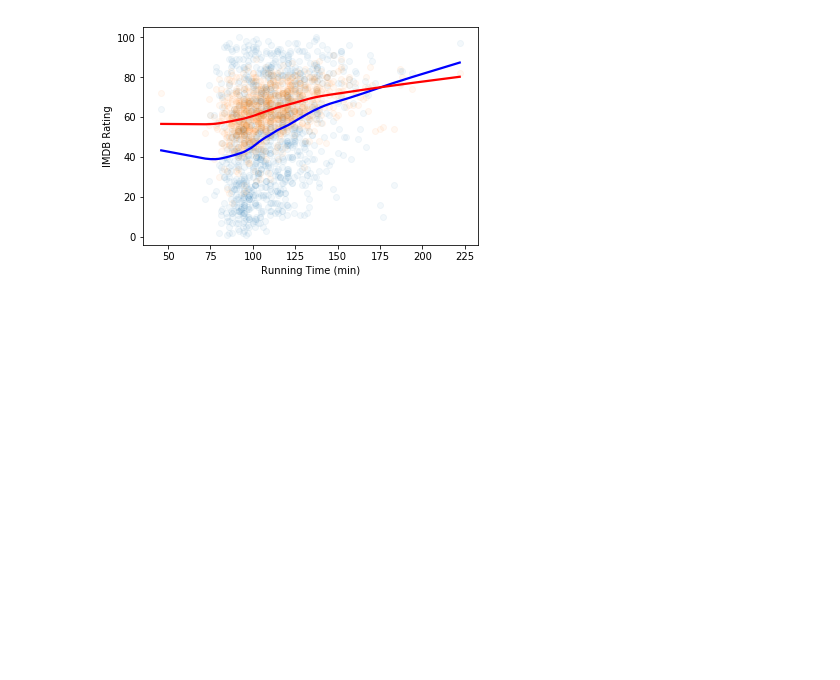
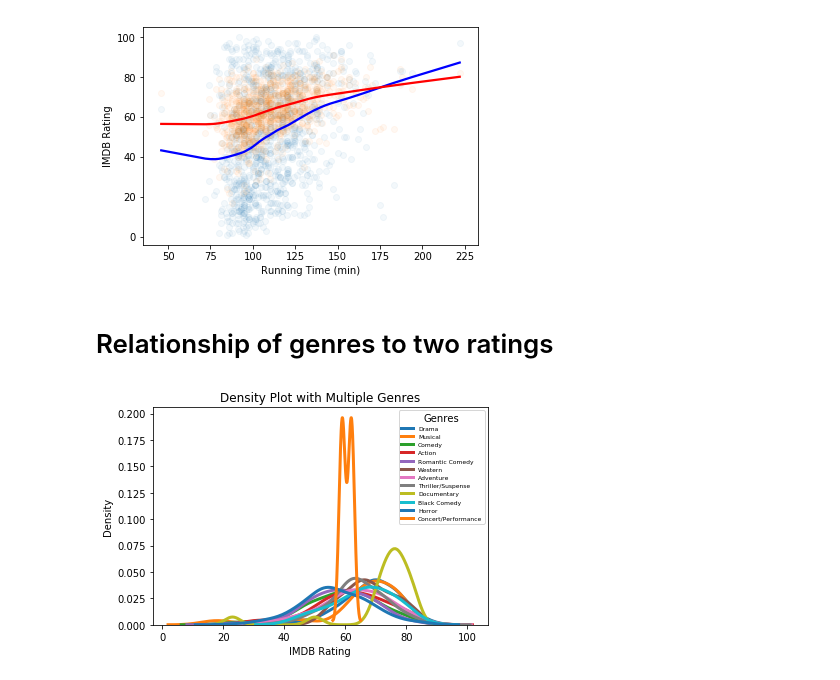
Before and after one commit to SilviaJIR/User-vs-Critics-on-Movie-Ratings, a Jupyter notebook: DataScrapingRottonTomatoes.ipynb, the cells around one changed output. Saved outputs shown, nothing was run; the diff lists cells and outputs as text; code cells hidden in the pictures; blank space fills up the shorter version.

```diff
--- a/DataScrapingRottonTomatoes.ipynb
+++ b/DataScrapingRottonTomatoes.ipynb
@@ -196,3 +196,33 @@ sns.regplot(x='Running Time (min)', y='IMDB Rating', data=df_runtime, lowess=Tru
 # %% [output]
 <matplotlib.axes._subplots.AxesSubplot at 0x...>
 [figure]
+# %% [markdown]
+# Relationship of genres to two ratings
+# %%
+genres = df.dropna(subset=['Major Genre','Rotten Tomatoes Rating','IMDB Rating'])
+# %%
+#Name of all genres
+names = genres['Major Genre'].unique()
+# %%
+#density plot of all genres based on the rating system given
+def density_rating (rating):
+    # Iterate through the genres
+    for name in names:
+        # Subset to the genres
+        subset = genres[genres['Major Genre'] == name]
+
+        # Draw the density plot
+        sns.distplot(subset[rating], hist = False, kde = True,
+                 kde_kws = {'linewidth': 3},
+                 label = name)
+        # Plot formatting
+        plt.legend(prop={'size': 6}, title = 'Genres')
+        plt.title('Density Plot with Multiple Genres')
+        plt.xlabel(rating)
+        plt.ylabel('Density')
+# %%
+#the plot based on IMDB Rating of all genres
+density_rating('IMDB Rating')
+#Most IMDB raters agree that Concert/Performance is around the score of 6
+# %% [output]
+[figure, added]
```
Also changed, not shown: parts of 21 cells of this notebook.
